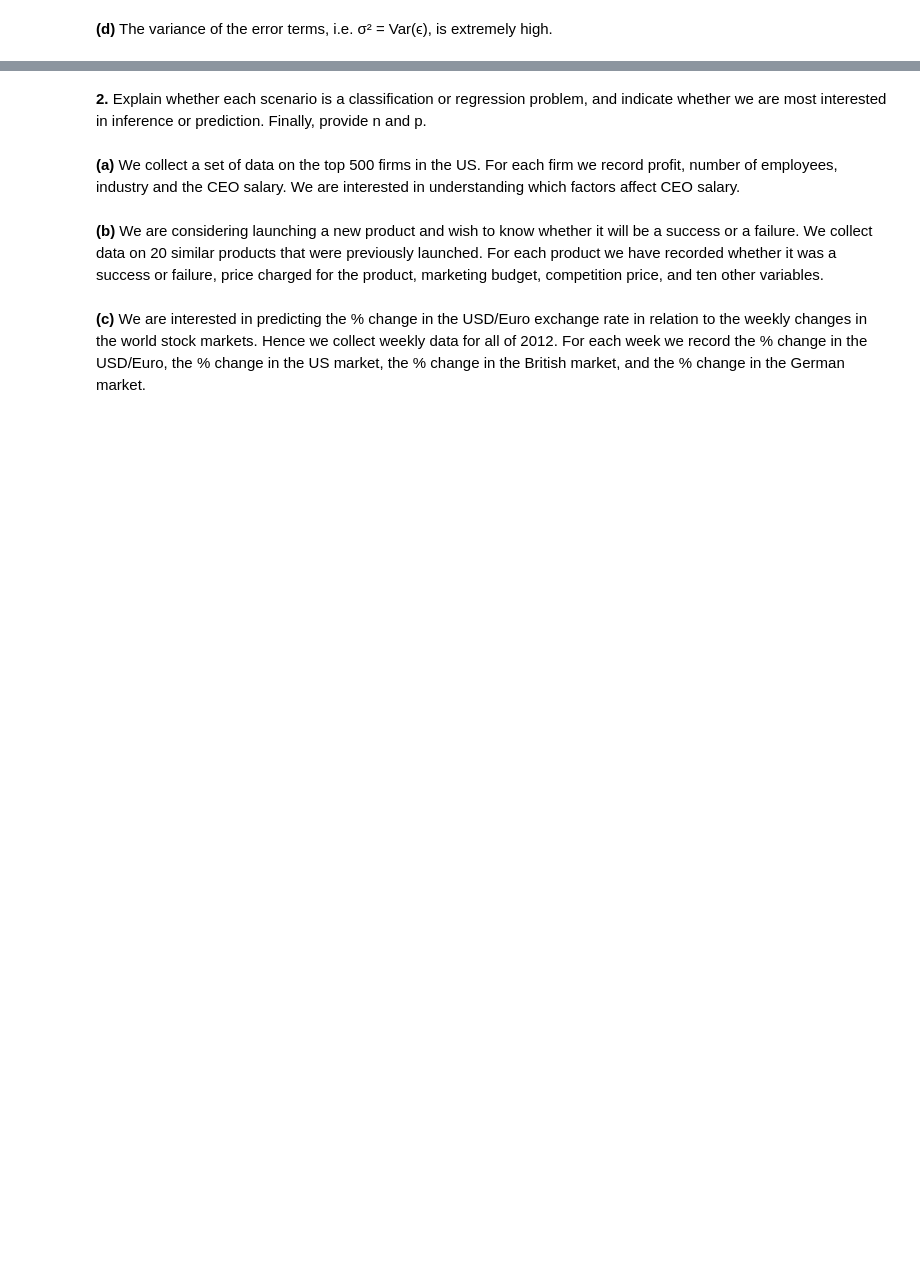
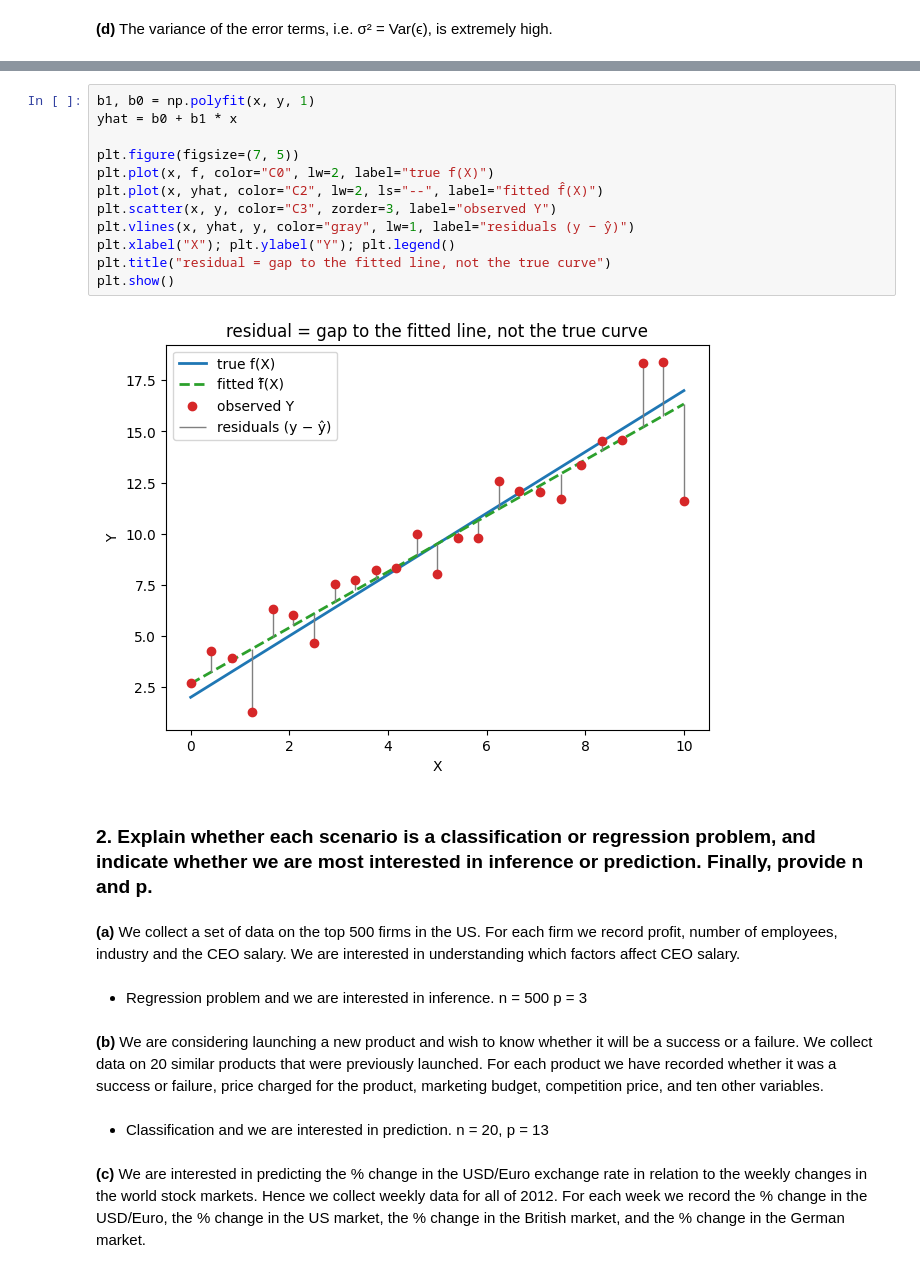
Before and after one commit to matthewmachnowski/statistical-learning, a Jupyter notebook: Ch02/Ch02-exercises.ipynb, the cells around one changed output, grey strips where cells are left out. Saved outputs shown, nothing was run; the diff lists cells and outputs as text; blank space fills up the shorter version.

```diff
--- a/Ch02/Ch02-exercises.ipynb
+++ b/Ch02/Ch02-exercises.ipynb
@@ -15,8 +51,26 @@
+# %%
+b1, b0 = np.polyfit(x, y, 1)
+yhat = b0 + b1 * x
+
+plt.figure(figsize=(7, 5))
+plt.plot(x, f, color="C0", lw=2, label="true f(X)")
+plt.plot(x, yhat, color="C2", lw=2, ls="--", label="fitted f̂(X)")
+plt.scatter(x, y, color="C3", zorder=3, label="observed Y")
+plt.vlines(x, yhat, y, color="gray", lw=1, label="residuals (y − ŷ)")
+plt.xlabel("X"); plt.ylabel("Y"); plt.legend()
+plt.title("residual = gap to the fitted line, not the true curve")
+plt.show()
+# %% [output]
+[figure, added]
 # %% [markdown]
-**2.** Explain whether each scenario is a classification or regression problem, and indicate whether we are most interested in inference or prediction. Finally, provide n and p.
+### **2.** Explain whether each scenario is a classification or regression problem, and indicate whether we are most interested in inference or prediction. Finally, provide n and p.
 # %% [markdown]
 **(a)** We collect a set of data on the top 500 firms in the US. For each firm we record profit, number of employees, industry and the CEO salary. We are interested in understanding which factors affect CEO salary.
+# %% [markdown]
+- Regression problem and we are interested in inference. n = 500 p = 3
 # %% [markdown]
 **(b)** We are considering launching a new product and wish to know whether it will be a success or a failure. We collect data on 20 similar products that were previously launched. For each product we have recorded whether it was a success or failure, price charged for the product, marketing budget, competition price, and ten other variables.
+# %% [markdown]
+- Classification and we are interested in prediction. n = 20, p = 13
 # %% [markdown]
 **(c)** We are interested in predicting the % change in the USD/Euro exchange rate in relation to the weekly changes in the world stock markets. Hence we collect weekly data for all of 2012. For each week we record the % change in the USD/Euro, the % change in the US market, the % change in the British market, and the % change in the German market.
```
Also changed, not shown: parts of 37 cells of this notebook, 2 other files.
